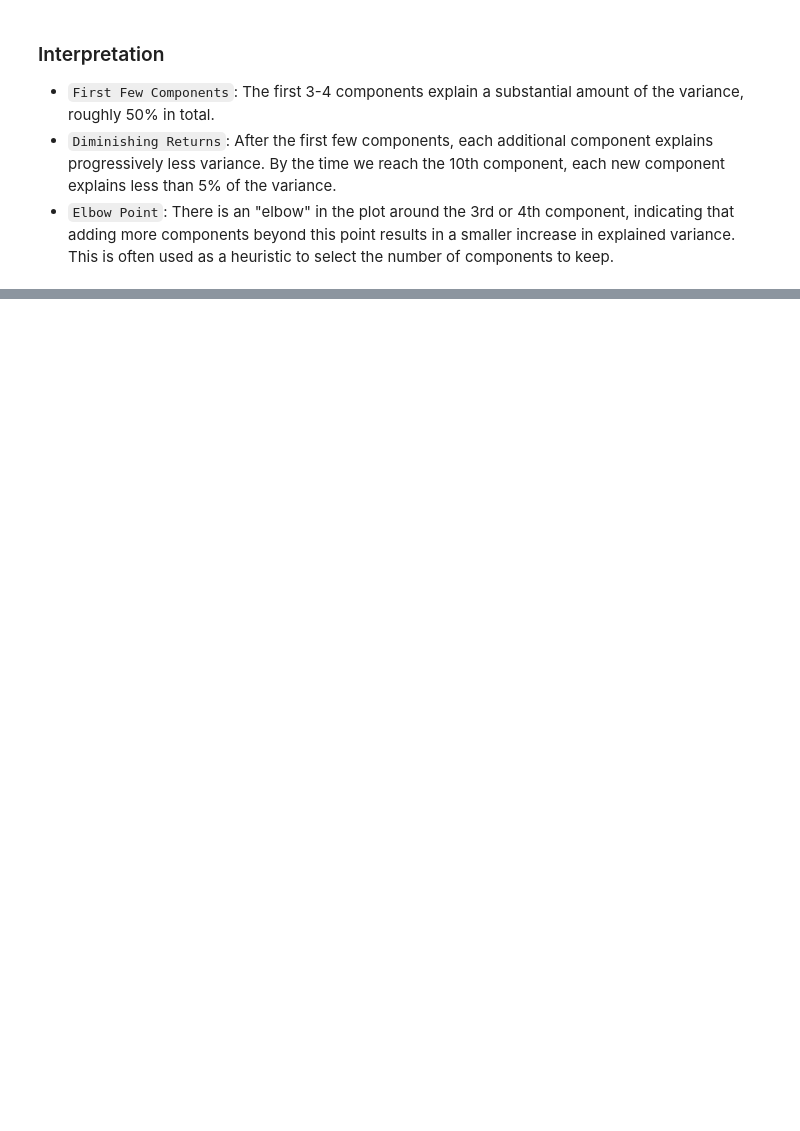
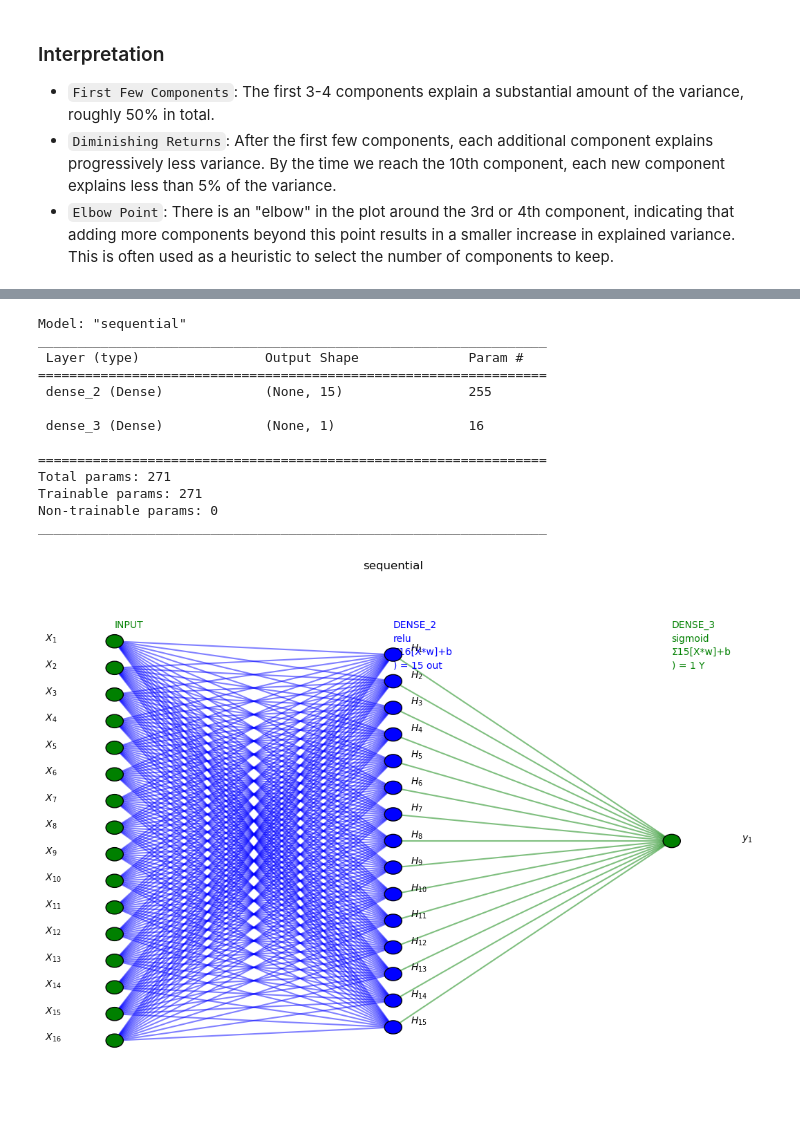
Before and after one commit to shintaronakamura28/Housing_sale_price_prediction, a Jupyter notebook: housing_analysis.ipynb, the cells around one changed output, grey strips where cells are left out. Drawn from its saved outputs; the diff is of its cells as text; code cells hidden in the pictures; blank space fills up the shorter version.

Commit message:
working on dl model 1

```diff
--- a/housing_analysis.ipynb
+++ b/housing_analysis.ipynb
@@ -593,0 +811,48 @@ def cumulative_explained_variance(pca, threshold=0.90):
+# %%
+pca_variance = PCA(n_components=16)
+X_train_pca = pca_variance.fit_transform(X_train_scaled)
+X_test_pca = pca_variance.transform(X_test_scaled)
+# %%
+def build_basic_model(input_dimension, first_layer_neurons=10):
+    if first_layer_neurons <=0:
+        raise ValueError('Number of neurons must be positive.')
+
+    #instantiate
+    model = Sequential([
+        Dense(first_layer_neurons, input_dim=input_dimension, activation='relu'),
+        Dense(1, activation='sigmoid')
+    ])
+
+    model.compile(
+        loss='binary_crossentropy',
+        optimizer='adam',
+        metrics=['accuracy', Recall(name='recall'), Precision(name='precision')]
+    )
+
+    model.summary()
+
+    #visualize
+    visualize_nn(model, description=True, figsize=(13,10))
+
+    return model
+# %%
+# Define input neurons
+input_dimension = X_train_pca.shape[1]
+
+# Build and compile the basic neural network
+basic_model = build_basic_model(input_dimension, first_layer_neurons=15)
+# %% [output]
+Model: "sequential"
+_________________________________________________________________
+ Layer (type)                Output Shape              Param #
+=================================================================
+ dense_2 (Dense)             (None, 15)                255
+
+ dense_3 (Dense)             (None, 1)                 16
+
+=================================================================
+Total params: 271
+Trainable params: 271
+Non-trainable params: 0
+_________________________________________________________________
+[figure, added]
```
Also changed, not shown: parts of 12 cells of this notebook.
